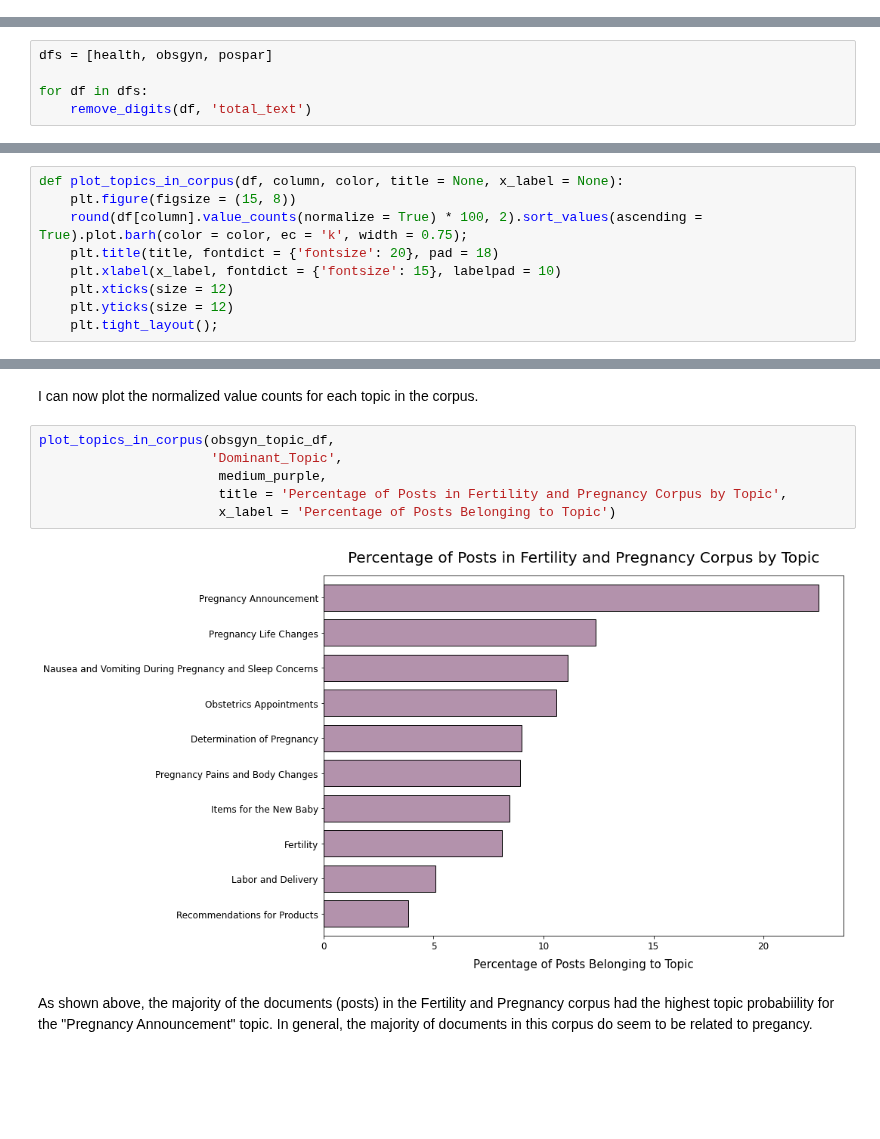
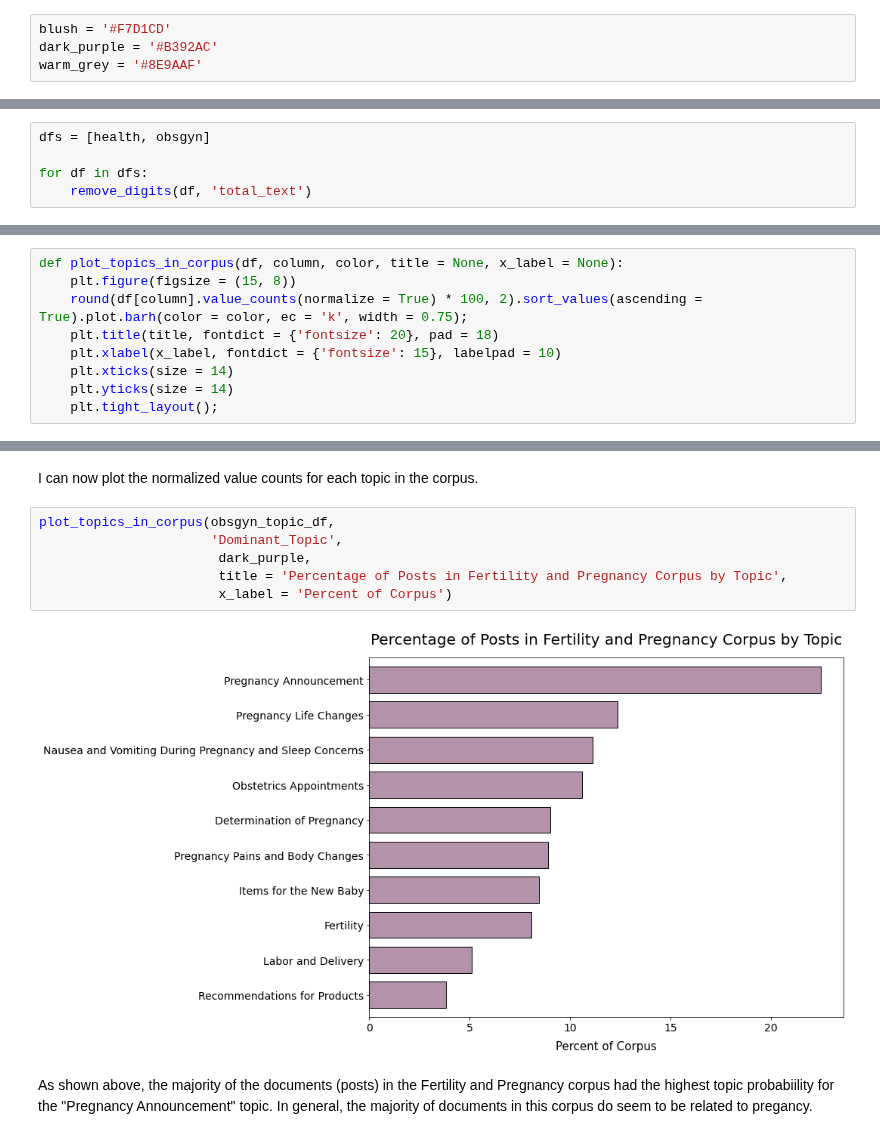
Before and after one commit to jlu90/Identifying-Womens-Health-Concerns, a Jupyter notebook: code/02_Main_Project_Notebook.ipynb, the cells around one changed output, grey strips where cells are left out. Saved outputs shown, nothing was run; the diff lists cells and outputs as text; blank space fills up the shorter version.

```diff
--- a/code/02_Main_Project_Notebook.ipynb
+++ b/code/02_Main_Project_Notebook.ipynb
@@ -123,6 +123,10 @@ warnings.simplefilter(action='ignore', category=FutureWarning)
 warnings.simplefilter(action='ignore', category=DeprecationWarning)
 # %% [markdown]
 #### Define Color Palette
+# %%
+blush = '#F7D1CD'
+dark_purple = '#B392AC'
+warm_grey = '#8E9AAF'
 # %% [markdown]
 ## Data
 # %% [markdown]
@@ -433,7 +437,7 @@ def remove_digits(df, column1):
 # %% [markdown]
 ##### Implementation for All Data Sets
 # %%
-dfs = [health, obsgyn, pospar]
+dfs = [health, obsgyn]
 
 for df in dfs:
     remove_digits(df, 'total_text')
@@ -1216,8 +1218,8 @@ def plot_topics_in_corpus(df, column, color, title = None, x_label = None):
     round(df[column].value_counts(normalize = True) * 100, 2).sort_values(ascending = True).plot.barh(color = color, ec = 'k', width = 0.75);
     plt.title(title, fontdict = {'fontsize': 20}, pad = 18)
     plt.xlabel(x_label, fontdict = {'fontsize': 15}, labelpad = 10)
-    plt.xticks(size = 12)
-    plt.yticks(size = 12)
+    plt.xticks(size = 14)
+    plt.yticks(size = 14)
     plt.tight_layout();
 # %%
 def filter_df_by_topic(df, column, topic):
@@ -1460,11 +1450,11 @@ I can now plot the normalized value counts for each topic in the corpus.
 # %%
 plot_topics_in_corpus(obsgyn_topic_df,
                       'Dominant_Topic',
-                       medium_purple,
+                       dark_purple,
                        title = 'Percentage of Posts in Fertility and Pregnancy Corpus by Topic',
-                       x_label = 'Percentage of Posts Belonging to Topic')
+                       x_label = 'Percent of Corpus')
 # %% [output]
-[figure, old version]
+[figure, new version]
 # %% [markdown]
 As shown above, the majority of the documents (posts) in the Fertility and Pregnancy corpus had the highest topic probabiility for the "Pregnancy Announcement" topic. In general, the majority of documents in this corpus do seem to be related to pregancy.
 # %% [markdown]
```
Also changed, not shown: parts of 24 cells of this notebook, 3 other files.
